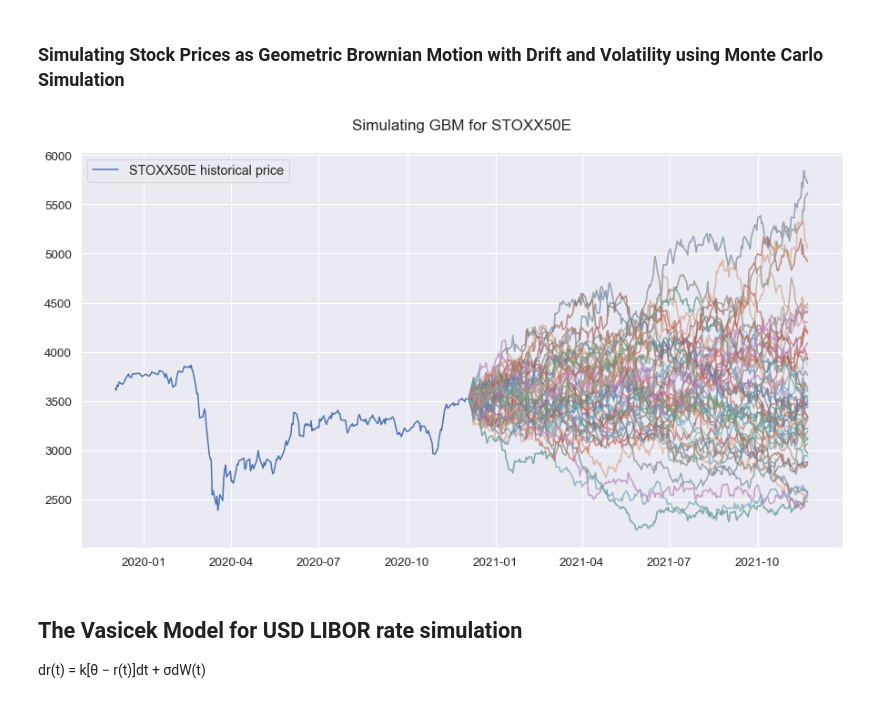
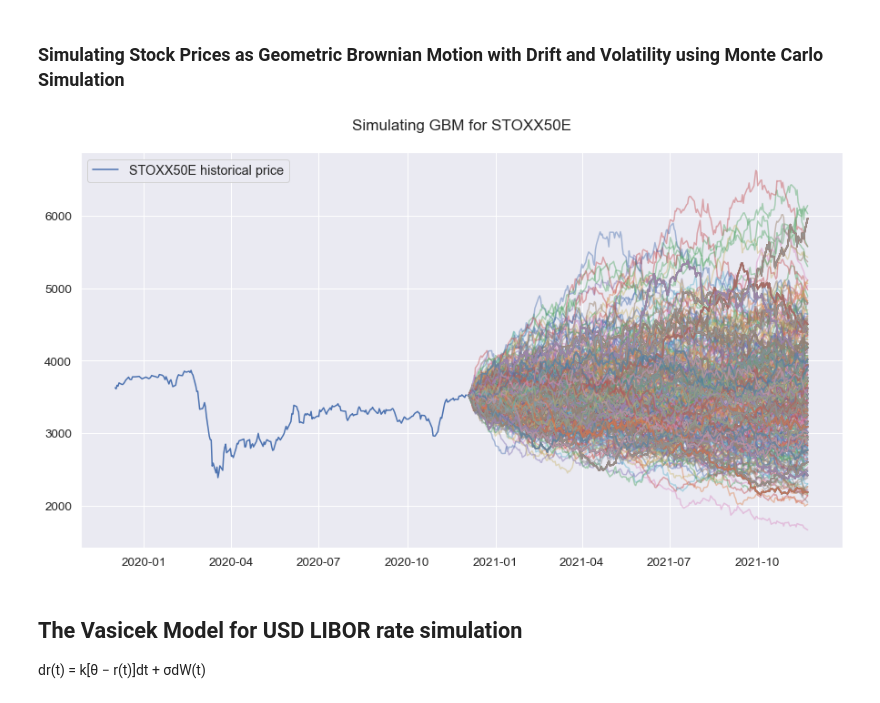
Before and after one commit to abhishekprog0/StructuredPricingEngine, a Jupyter notebook: Structured & Hybrid Project 2020.ipynb, the cells around one changed output. Cells and saved outputs as stored; diff of their text form; code cells hidden in the pictures.

```diff
--- a/Structured & Hybrid Project 2020.ipynb
+++ b/Structured & Hybrid Project 2020.ipynb
@@ -78,13 +76,12 @@ class Models():
         pass
 
 
-    def MleVasicek(self, df):
+    def MleVasicek(self, df, print_params = True):
 
         '''
         Method 1: Using Maximum Likelihood to estimate the parameters of Vasicek Model
         '''
 
-        print ("Vasicek Parameter Estimation:")
         dt = 1.0
         r = np.array(df['3M'])
         a = r[:len(r)-1]
@@ -114,14 +111,17 @@ class Models():
 
         sig = 1/((len(x)*beta)*(1 - k*beta/2)) * np.sum((r - m)**2)
 
-        print ("k: ", k)
-        print ("beta: ", beta)
-        print ("sigma: ", sig)
-        print ()
+        if print_params:
+
+            print ("Vasicek Parameter Estimation:")
+            print ("k: ", k)
+            print ("beta: ", beta)
+            print ("sigma: ", sig)
+            print ()
 
         return rn,k,beta,sig
 
-    def MleVasicek2(self, df):
+    def MleVasicek2(self, df, print_params = True):
 
         '''
         Method 2:
@@ -142,10 +142,12 @@ class Models():
         beta = drift
         sig = np.sqrt(variance)
 
-        print ("k: ", k)
-        print ("beta: ", beta)
-        print ("sigma: ", sig)
-        print ()
+        if print_params:
+
+            print ("k: ", k)
+            print ("beta: ", beta)
+            print ("sigma: ", sig)
+            print ()
 
         return k,beta,sig
 
@@ -164,22 +166,25 @@ class Models():
 
         return lib
 
-    def MleGBM(self, price):
+    def MleGBM(self, price, print_params = True):
 
         '''
         Using Maximum Likelihood to estimate the parameters of GBM Model
         '''
-        print ("GBM Parameter Estimation")
+
         n = len(price['Date'])
         delta = 1
         x_bar = np.sum(np.log(price['Adj Close']/price['Adj Close'].shift(1)))/n
 
-        print ("MLE for Drift parameter(μ) : " + str(x_bar))
-
         price_bar = np.log(price['Adj Close']/price['Adj Close'].shift(1)) - x_bar
         vol = np.sum(np.power(price_bar, 2))/n
         vol = np.sqrt(vol)
-        print ("MLE for Volatility parameter(σ) : " + str(vol))
+
+        if print_params:
+
+            print ("GBM Parameter Estimation")
+            print ("MLE for Drift parameter(μ) : " + str(x_bar))
+            print ("MLE for Volatility parameter(σ) : " + str(vol))
 
         return x_bar, vol
 
@@ -251,20 +259,20 @@ MLE for Volatility parameter(σ) : 0.013289106196338546
 # %% [markdown]
 ### Simulating Stock Prices as Geometric Brownian Motion with Drift and Volatility using Monte Carlo Simulation
 # %%
-n_simulations = 100
+n_simulations = 1000
 
 plt.title('Simulating GBM for STOXX50E')
 plt.plot(price['Date'][-252:], price['Adj Close'][-252:], label = "STOXX50E historical price")
 for i in range(n_simulations):
 
-    seed = np.random.randint(10000)
+    seed = np.random.randint(100000)
     price_gbm = model.GBM(seed, price, x_bar, vol)
     plt.plot(price_gbm['Date'], price_gbm['Close'], alpha = 0.45)
 
 plt.legend()
 plt.show()
 # %% [output]
-[figure, old version]
+[figure, new version]
 # %% [markdown]
 ## The Vasicek Model for USD LIBOR rate simulation
 dr(t) = k[θ − r(t)]dt + σdW(t)
```
Also changed, not shown: parts of 12 cells of this notebook.
